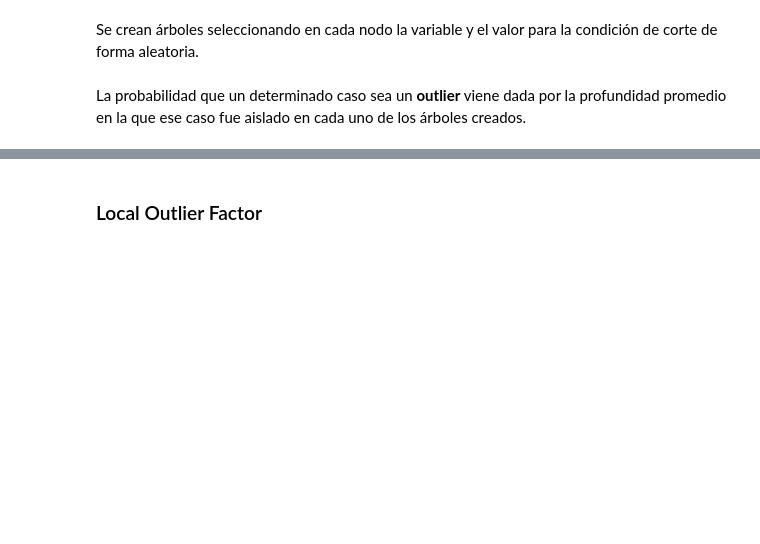
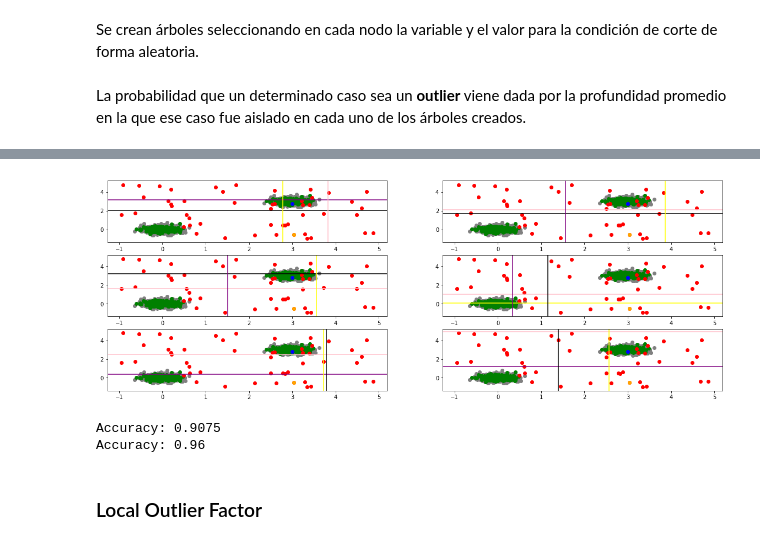
Before and after one commit to ucseml-team/machine-learning-course, a Jupyter notebook: anomaly_detection.ipynb, the cells around one changed output, grey strips where cells are left out. Drawn from its saved outputs; the diff is of its cells as text; code cells hidden in the pictures; blank space fills up the shorter version.

```diff
--- a/anomaly_detection.ipynb
+++ b/anomaly_detection.ipynb
@@ -119,0 +153,23 @@ La probabilidad que un determinado caso sea un **outlier** viene dada por la pro
+# %%
+plt.figure(figsize=(20,7))
+in_sample = X_train.sample(1)
+out_sample = X_outliers.sample(1)
+colors = ['black', 'yellow', 'pink', 'purple']
+
+for x in range(1, 7):
+    np.random.shuffle(colors)
+    plt.subplot(320 + x)
+    plt.scatter(x=X_train.x1, y=X_train.x2, color='gray')
+    plt.scatter(x=X_test.x1, y=X_test.x2, color='green')
+    plt.scatter(x=X_outliers.x1, y=X_outliers.x2, color='red')
+    plt.scatter(x=in_sample.x1, y=in_sample.x2, color='blue')
+    plt.scatter(x=out_sample.x1, y=out_sample.x2, color='orange')
+    r = rng.uniform(low=-1, high=5, size=(4))
+    plt.axhline(y=r[0], color=colors[0])
+    plt.axhline(y=r[1], color=colors[1])
+    plt.axvline(x=r[2], color=colors[2])
+    plt.axvline(x=r[3], color=colors[3])
+
+plt.show()
+# %% [output]
+[figure, added]
@@ -120,3 +184,12 @@ La probabilidad que un determinado caso sea un **outlier** viene dada por la pro
+# %%
+# Predicción de inliers
+print("Accuracy:", list(y_pred_test).count(1) / y_pred_test.shape[0])
+
+# Predicción de outliers
+print("Accuracy:", list(y_pred_outliers).count(-1) / y_pred_outliers.shape[0])
+# %% [output]
+Accuracy: 0.9075
+Accuracy: 0.96
 # %% [markdown]
 ### Local Outlier Factor
 # %% [markdown]
```
Also changed, not shown: parts of 10 cells of this notebook, 1 other file.
